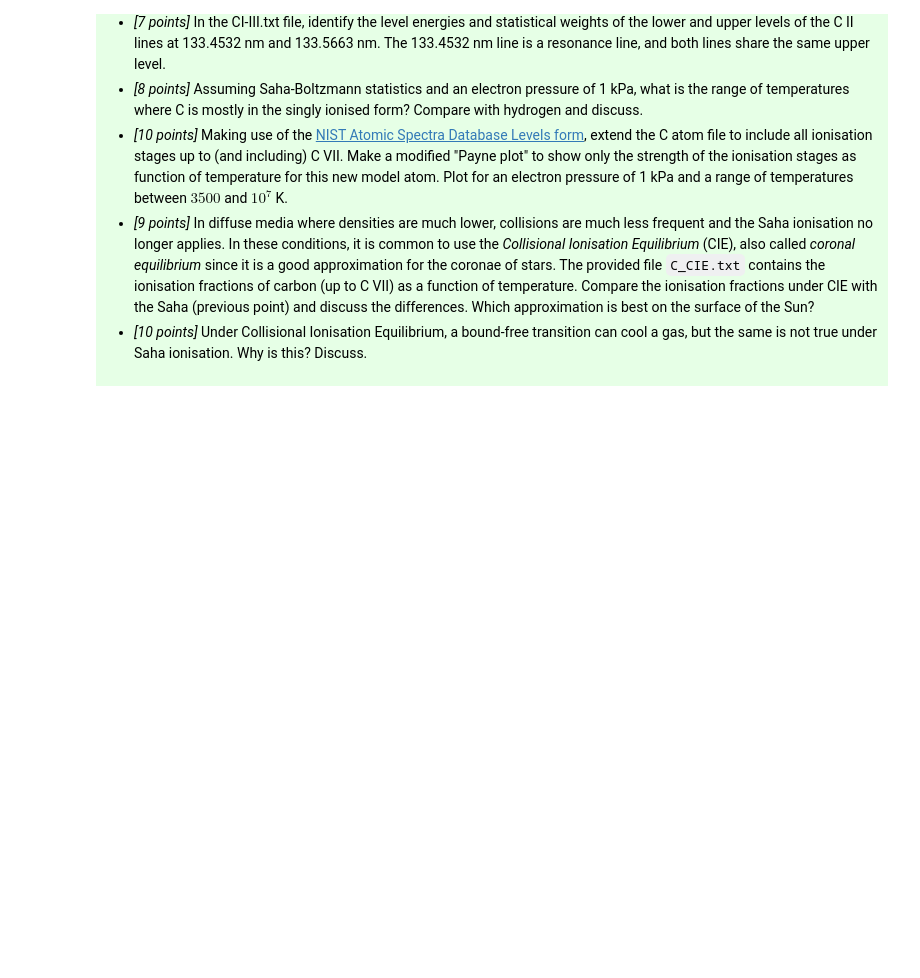
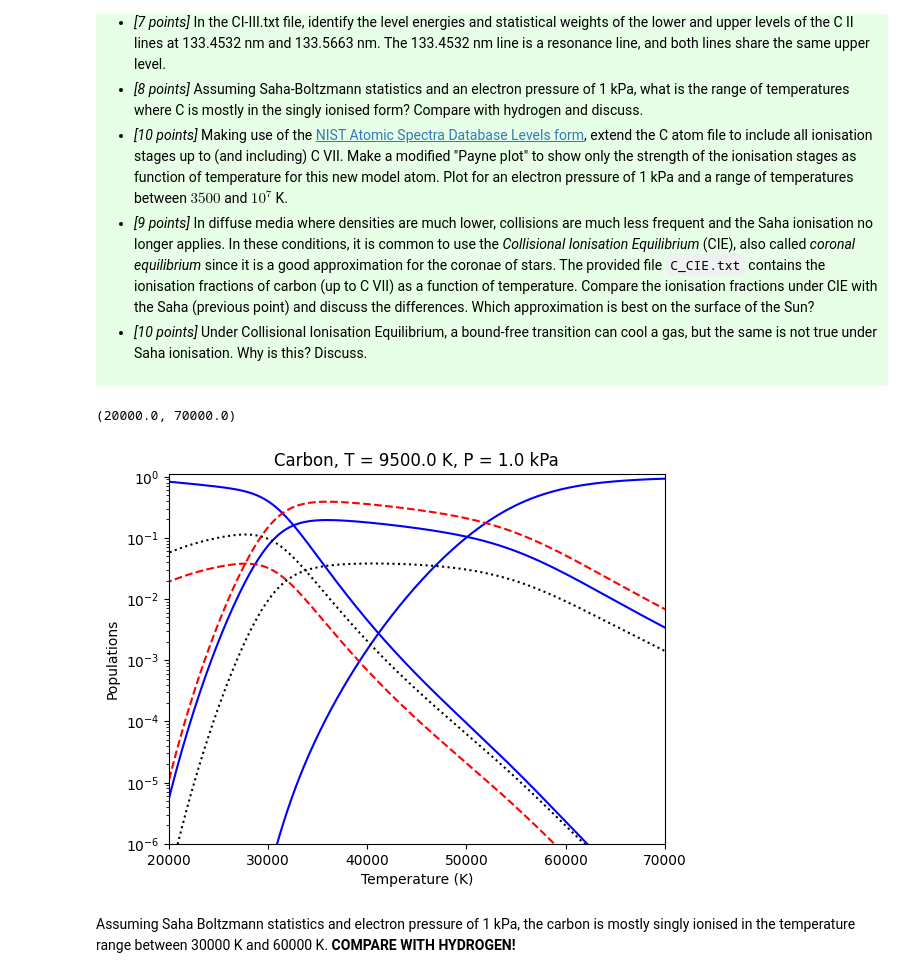
Before and after one commit to Rachelstiansen/AST4310, a Jupyter notebook: project work/project1/project1_student.ipynb, the cells around one changed output. Drawn from its saved outputs; the diff is of its cells as text; code cells hidden in the pictures; blank space fills up the shorter version.

```diff
--- a/project work/project1/project1_student.ipynb
+++ b/project work/project1/project1_student.ipynb
@@ -185,4 +185,21 @@ The provided file `CI-III.txt` contains the energy levels of neutral and singly-
 * *[9 points]* In diffuse media where densities are much lower, collisions are much less frequent and the Saha ionisation no longer applies. In these conditions, it is common to use the *Collisional Ionisation Equilibrium* (CIE), also called *coronal equilibrium* since it is a good approximation for the coronae of stars. The provided file `C_CIE.txt` contains the ionisation fractions of carbon (up to C VII) as a function of temperature. Compare the ionisation fractions under CIE with the Saha (previous point) and discuss the differences. Which approximation is best on the surface of the Sun?
 * *[10 points]* Under Collisional Ionisation Equilibrium, a bound-free transition can cool a gas, but the same is not true under Saha ionisation. Why is this? Discuss.
 # %%
-# Your answers here
+c_atom = Atom('C_I-III.txt')
+thr = 1e-4 # threshold
+lambda_1 = 133.4532 * units.nm
+lambda_2 = 133.5663 * units.nm
+wavelengths_c_II = c_atom.chi[1].to('nm', equivalencies = units.spectral()) # wavelengths for C II [nm]
+
+# tenkte å bruke np.where eller np.logical_and for å finne indeksen hvor wavelenghts_c_II tilsvarer lambda_1 og lambda_2. Får noen feil med enhetene...
+# %%
+temperatures = np.linspace(5000, 100000, 500) * units.K
+pressure = 1 * units.kPa
+c_atom.plot_payne(temperatures, pressure)
+plt.title(f'Carbon, T = {T}, P = {pressure}');
+plt.xlim(20000, 70000) # zoom into area of interest
+# %% [output]
+(20000.0, 70000.0)
+[figure, added]
+# %% [markdown]
+Assuming Saha Boltzmann statistics and electron pressure of 1 kPa, the carbon is mostly singly ionised in the temperature range between 30000 K and 60000 K. **COMPARE WITH HYDROGEN!**
```
Also changed, not shown: parts of 1 cell of this notebook.
